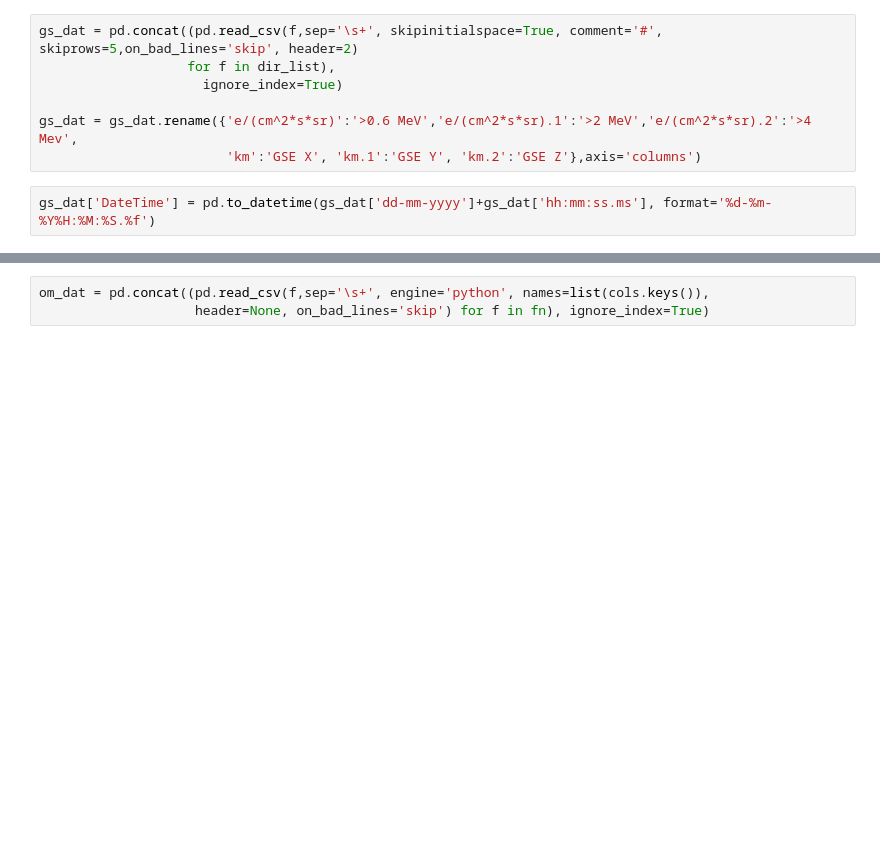
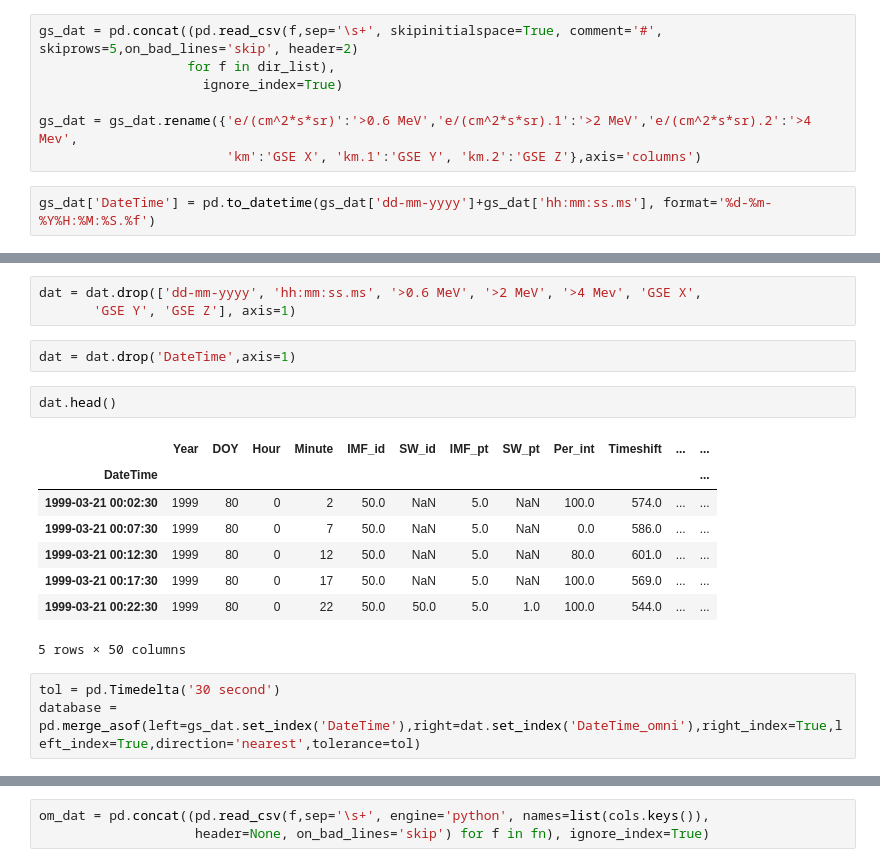
Before and after one commit to kylermurphy/ml_fw, a Jupyter notebook: Notebooks/Profile_cor.ipynb, the cells around one changed output, grey strips where cells are left out. Saved outputs shown, nothing was run; the diff lists cells and outputs as text; blank space fills up the shorter version.

```diff
--- a/Notebooks/Profile_cor.ipynb
+++ b/Notebooks/Profile_cor.ipynb
@@ -53,0 +77,19 @@ gs_dat = gs_dat.sort_values('DateTime').reset_index()
+# %%
+dat = dat.drop(['dd-mm-yyyy', 'hh:mm:ss.ms', '>0.6 MeV', '>2 MeV', '>4 Mev', 'GSE X',
+       'GSE Y', 'GSE Z'], axis=1)
+# %%
+dat = dat.drop('DateTime',axis=1)
+# %%
+dat.head()
+# %% [output]
+|  | Year | DOY | Hour | Minute | IMF_id | SW_id | IMF_pt | SW_pt | Per_int | Timeshift | ... | ... |
+| DateTime |  |  |  |  |  |  |  |  |  |  |  | ... |
+| 1999-03-21 00:02:30 | 1999 | 80 | 0 | 2 | 50.0 | NaN | 5.0 | NaN | 100.0 | 574.0 | ... | ... |
+| 1999-03-21 00:07:30 | 1999 | 80 | 0 | 7 | 50.0 | NaN | 5.0 | NaN | 0.0 | 586.0 | ... | ... |
+| 1999-03-21 00:12:30 | 1999 | 80 | 0 | 12 | 50.0 | NaN | 5.0 | NaN | 80.0 | 601.0 | ... | ... |
+| 1999-03-21 00:17:30 | 1999 | 80 | 0 | 17 | 50.0 | NaN | 5.0 | NaN | 100.0 | 569.0 | ... | ... |
+| 1999-03-21 00:22:30 | 1999 | 80 | 0 | 22 | 50.0 | 50.0 | 5.0 | 1.0 | 100.0 | 544.0 | ... | ... |
+5 rows × 50 columns
+# %%
+tol = pd.Timedelta('30 second')
+database = pd.merge_asof(left=gs_dat.set_index('DateTime'),right=dat.set_index('DateTime_omni'),right_index=True,left_index=True,direction='nearest',tolerance=tol)
```
Also changed, not shown: parts of 13 cells of this notebook.
